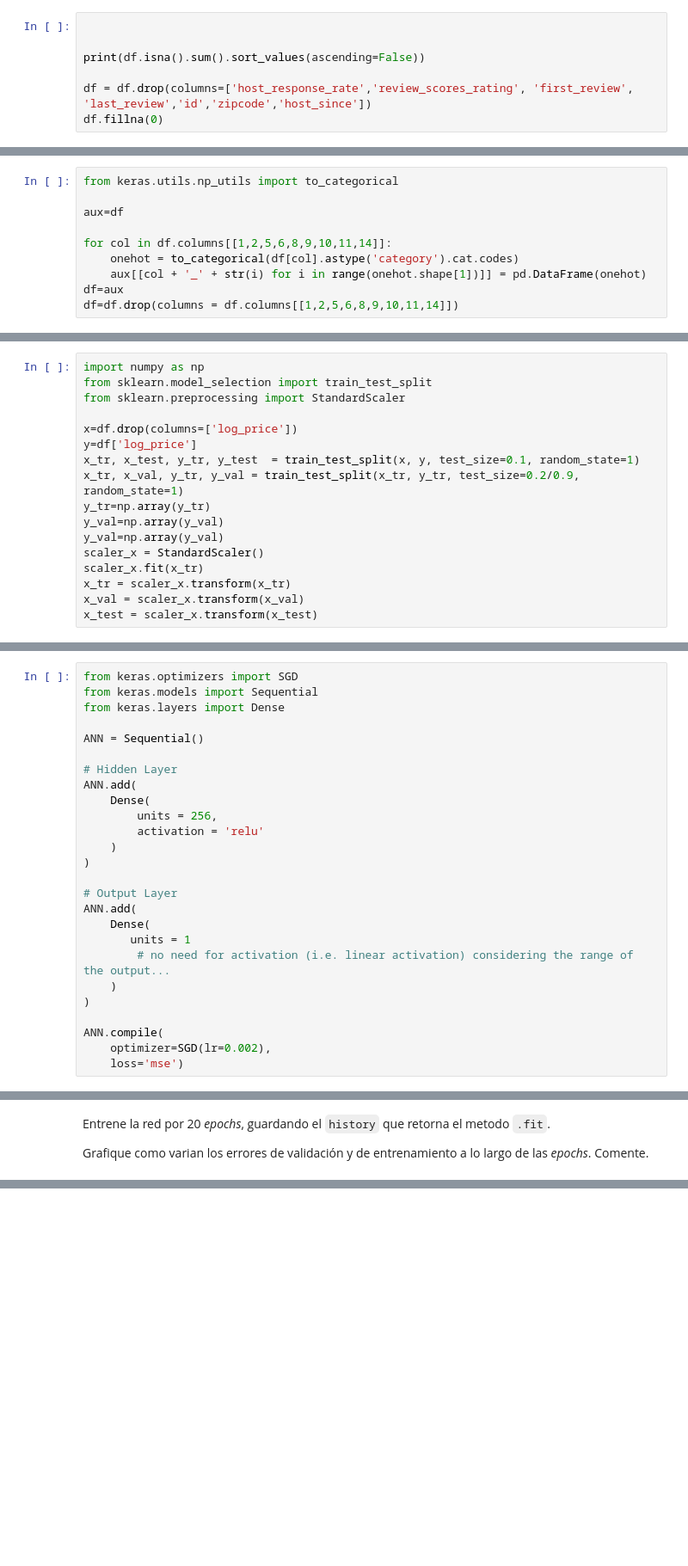
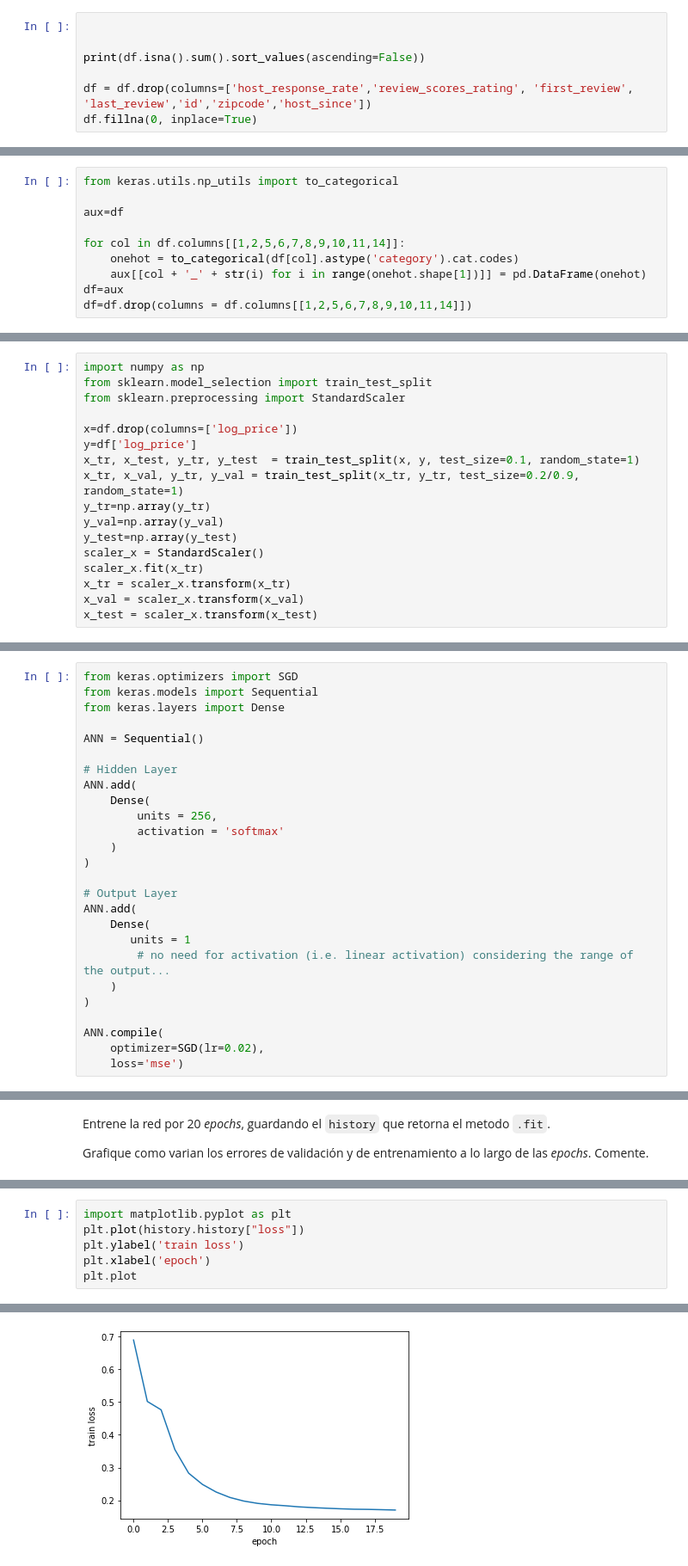
Before and after one commit to gekkoseba/Redes-neuronales, a Jupyter notebook: Tareas/Enunciado Tarea 1.ipynb, the cells around one changed output, grey strips where cells are left out. Shown at 86% size. Cells and saved outputs as stored; diff of their text form; blank space fills up the shorter version.

```diff
--- a/Tareas/Enunciado Tarea 1.ipynb
+++ b/Tareas/Enunciado Tarea 1.ipynb
@@ -223,5 +223,5 @@ Contaremos también los valores NA (valores ausentes o corrompidos) en todo el d
 print(df.isna().sum().sort_values(ascending=False))
 
 df = df.drop(columns=['host_response_rate','review_scores_rating', 'first_review', 'last_review','id','zipcode','host_since'])
-df.fillna(0)
+df.fillna(0, inplace=True)
 # %% [output]
@@ -289,11 +271,11 @@ from keras.utils.np_utils import to_categorical
 
 aux=df
 
-for col in df.columns[[1,2,5,6,8,9,10,11,14]]:
+for col in df.columns[[1,2,5,6,7,8,9,10,11,14]]:
     onehot = to_categorical(df[col].astype('category').cat.codes)
     aux[[col + '_' + str(i) for i in range(onehot.shape[1])]] = pd.DataFrame(onehot)
 df=aux
-df=df.drop(columns = df.columns[[1,2,5,6,8,9,10,11,14]])
+df=df.drop(columns = df.columns[[1,2,5,6,7,8,9,10,11,14]])
 # %% [output]
 Using TensorFlow backend.
 # %%
@@ -336,7 +318,7 @@ x_tr, x_test, y_tr, y_test  = train_test_split(x, y, test_size=0.1, random_state
 x_tr, x_val, y_tr, y_val = train_test_split(x_tr, y_tr, test_size=0.2/0.9, random_state=1)
 y_tr=np.array(y_tr)
 y_val=np.array(y_val)
-y_val=np.array(y_val)
+y_test=np.array(y_test)
 scaler_x = StandardScaler()
 scaler_x.fit(x_tr)
 x_tr = scaler_x.transform(x_tr)
@@ -360,7 +342,7 @@ ANN = Sequential()
 ANN.add(
     Dense(
         units = 256,
-        activation = 'relu'
+        activation = 'softmax'
     )
 )
 
@@ -373,7 +355,7 @@ ANN.add(
 )
 
 ANN.compile(
-    optimizer=SGD(lr=0.002),
+    optimizer=SGD(lr=0.02),
     loss='mse')
 # %% [markdown]
 Una forma fácil de instanciar la red es la propuesta en el codigo abajo, es decir entrenar la red por 0 _epochs_. Una red instanciada nos permite utilizar el método `.summary` para ver su número de parametros y los tamaños de cada capa.
@@ -441,0 +404,7 @@ history.history
+# %%
+import matplotlib.pyplot as plt
+plt.plot(history.history["loss"])
+plt.ylabel('train loss')
+plt.xlabel('epoch')
+plt.plot
+# %% [output]
@@ -441,0 +412 @@ history.history
+[figure, added]
```
Also changed, not shown: parts of 12 cells of this notebook.
